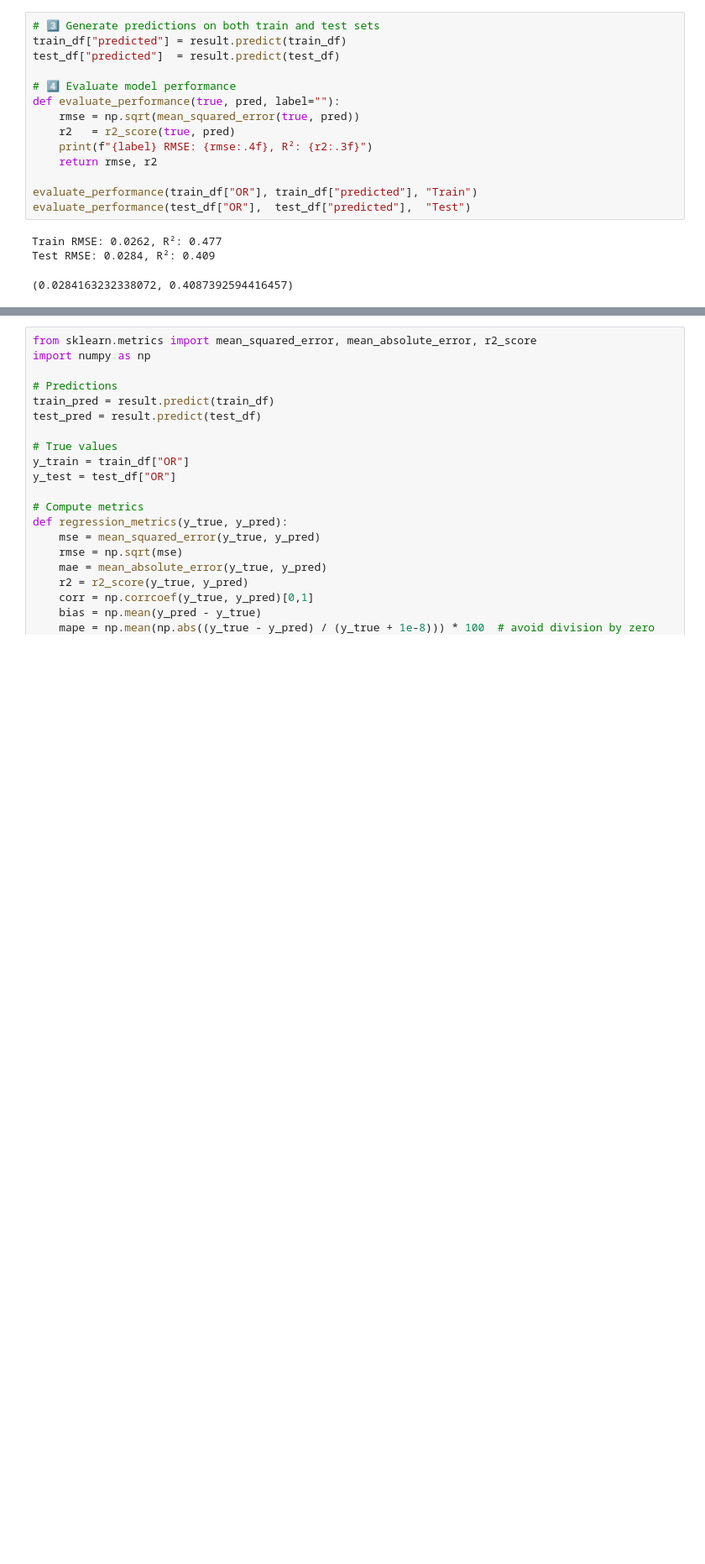
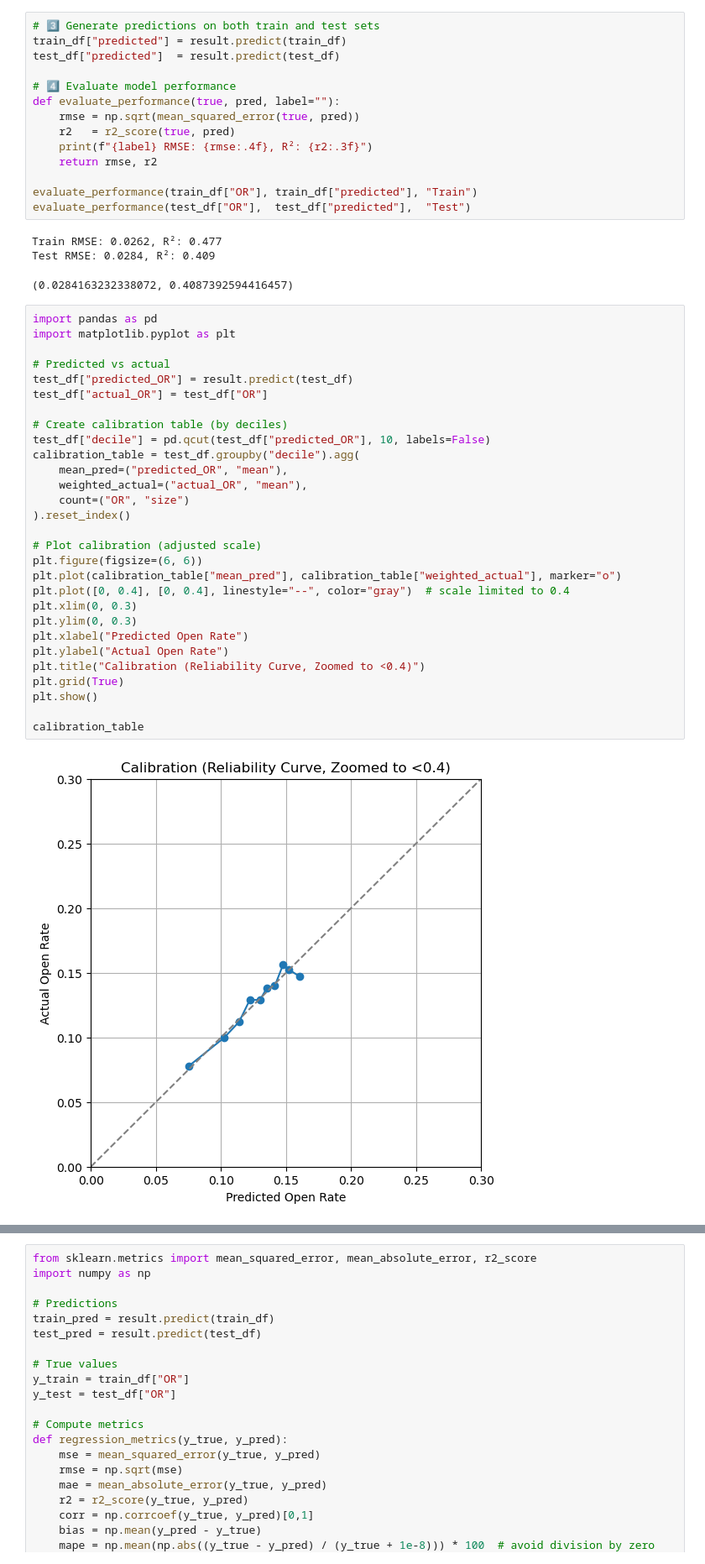
Before and after one commit to ahmad-elgantiry/Emails-Subject-line-Analysis-to-improve-OR-and-CTR, a Jupyter notebook: OR_MixedLiner_model.ipynb, the cells around one changed output, grey strips where cells are left out. Shown at 84% size. Cells and saved outputs as stored; diff of their text form; blank space fills up the shorter version.

```diff
--- a/OR_MixedLiner_model.ipynb
+++ b/OR_MixedLiner_model.ipynb
@@ -265,3 +213,34 @@ evaluate_performance(test_df["OR"],  test_df["predicted"],  "Test")
 Train RMSE: 0.0262, R²: 0.477
 Test RMSE: 0.0284, R²: 0.409
 (0.0284163232338072, 0.4087392594416457)
+# %%
+import pandas as pd
+import matplotlib.pyplot as plt
+
+# Predicted vs actual
+test_df["predicted_OR"] = result.predict(test_df)
+test_df["actual_OR"] = test_df["OR"]
+
+# Create calibration table (by deciles)
+test_df["decile"] = pd.qcut(test_df["predicted_OR"], 10, labels=False)
+calibration_table = test_df.groupby("decile").agg(
+    mean_pred=("predicted_OR", "mean"),
+    weighted_actual=("actual_OR", "mean"),
+    count=("OR", "size")
+).reset_index()
+
+# Plot calibration (adjusted scale)
+plt.figure(figsize=(6, 6))
+plt.plot(calibration_table["mean_pred"], calibration_table["weighted_actual"], marker="o")
+plt.plot([0, 0.4], [0, 0.4], linestyle="--", color="gray")  # scale limited to 0.4
+plt.xlim(0, 0.3)
+plt.ylim(0, 0.3)
+plt.xlabel("Predicted Open Rate")
+plt.ylabel("Actual Open Rate")
+plt.title("Calibration (Reliability Curve, Zoomed to <0.4)")
+plt.grid(True)
+plt.show()
+
+calibration_table
+# %% [output]
+[figure, added]
```
Also changed, not shown: parts of 25 cells of this notebook, 4 other files.
